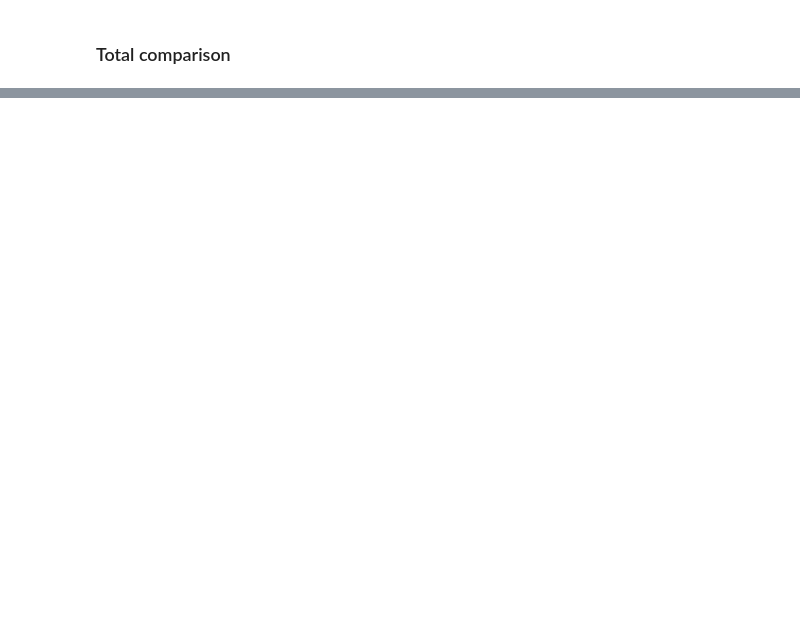
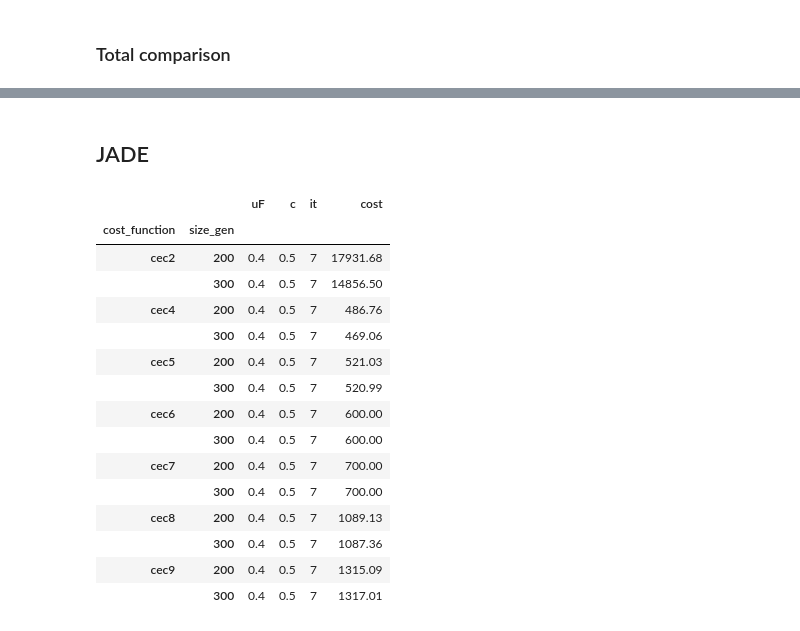
Before and after one commit to VicentePerezSoloviev/SPEDA, a Jupyter notebook: Untitled.ipynb, the cells around one changed output, grey strips where cells are left out. Cells and saved outputs as stored; diff of their text form; code cells hidden in the pictures; blank space fills up the shorter version.

```diff
--- a/Untitled.ipynb
+++ b/Untitled.ipynb
@@ -373,0 +681,23 @@ comparison_sp_g_cmaes
+# %% [markdown]
+## JADE
+# %%
+jade_50d = pd.read_csv('50d_jade.csv', index_col=0, sep=' ')  # .drop(['it'], axis=1)
+jade_50d = jade_50d.groupby(['cost_function', 'size_gen']).mean().round(2)
+jade_50d
+# %% [output]
+|  |  | uF | c | it | cost |
+| cost_function | size_gen |  |  |  |  |
+| cec2 | 200 | 0.4 | 0.5 | 7 | 17931.68 |
+|  | 300 | 0.4 | 0.5 | 7 | 14856.50 |
+| cec4 | 200 | 0.4 | 0.5 | 7 | 486.76 |
+|  | 300 | 0.4 | 0.5 | 7 | 469.06 |
+| cec5 | 200 | 0.4 | 0.5 | 7 | 521.03 |
+|  | 300 | 0.4 | 0.5 | 7 | 520.99 |
+| cec6 | 200 | 0.4 | 0.5 | 7 | 600.00 |
+|  | 300 | 0.4 | 0.5 | 7 | 600.00 |
+| cec7 | 200 | 0.4 | 0.5 | 7 | 700.00 |
+|  | 300 | 0.4 | 0.5 | 7 | 700.00 |
+| cec8 | 200 | 0.4 | 0.5 | 7 | 1089.13 |
+|  | 300 | 0.4 | 0.5 | 7 | 1087.36 |
+| cec9 | 200 | 0.4 | 0.5 | 7 | 1315.09 |
+|  | 300 | 0.4 | 0.5 | 7 | 1317.01 |
```
Also changed, not shown: parts of 80 cells of this notebook, 7 other files.
